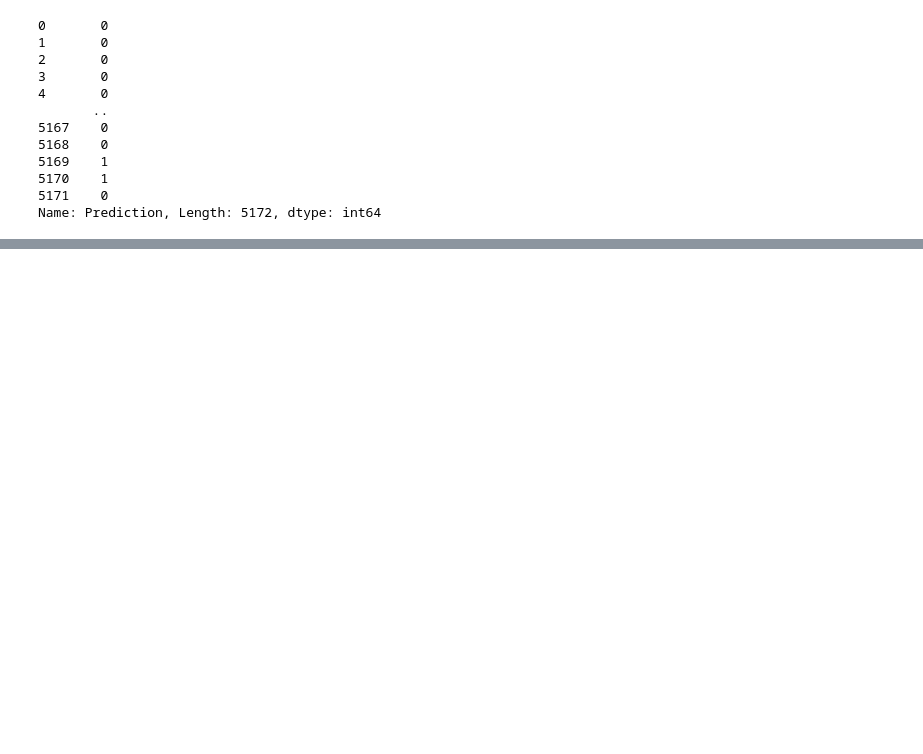
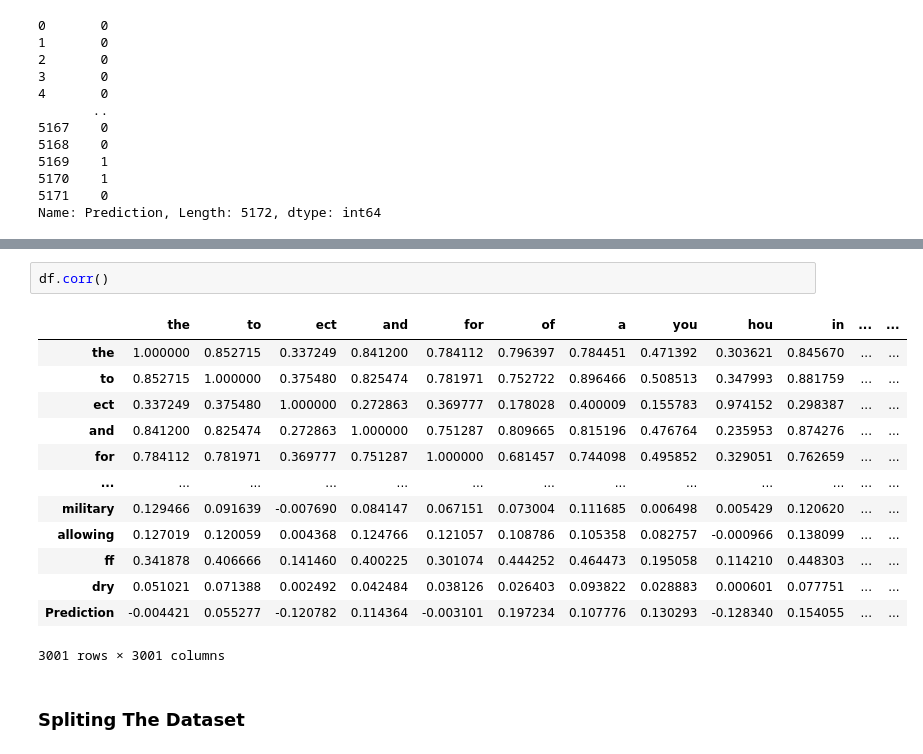
Before and after one commit to integral05/Hands_On_Machine_Learning_with_Scikit_Learn-_Keras-_and_Tensorflow, a Jupyter notebook: ML Practicals/Pract2/Program2.ipynb, the cells around one changed output, grey strips where cells are left out. Drawn from its saved outputs; the diff is of its cells as text; blank space fills up the shorter version.

```diff
--- a/ML Practicals/Pract2/Program2.ipynb
+++ b/ML Practicals/Pract2/Program2.ipynb
@@ -118,0 +149,18 @@ Name: Prediction, Length: 5172, dtype: int64
+# %%
+df.corr()
+# %% [output]
+|  | the | to | ect | and | for | of | a | you | hou | in | ... | ... |
+| the | 1.000000 | 0.852715 | 0.337249 | 0.841200 | 0.784112 | 0.796397 | 0.784451 | 0.471392 | 0.303621 | 0.845670 | ... | ... |
+| to | 0.852715 | 1.000000 | 0.375480 | 0.825474 | 0.781971 | 0.752722 | 0.896466 | 0.508513 | 0.347993 | 0.881759 | ... | ... |
+| ect | 0.337249 | 0.375480 | 1.000000 | 0.272863 | 0.369777 | 0.178028 | 0.400009 | 0.155783 | 0.974152 | 0.298387 | ... | ... |
+| and | 0.841200 | 0.825474 | 0.272863 | 1.000000 | 0.751287 | 0.809665 | 0.815196 | 0.476764 | 0.235953 | 0.874276 | ... | ... |
+| for | 0.784112 | 0.781971 | 0.369777 | 0.751287 | 1.000000 | 0.681457 | 0.744098 | 0.495852 | 0.329051 | 0.762659 | ... | ... |
+| ... | ... | ... | ... | ... | ... | ... | ... | ... | ... | ... | ... | ... |
+| military | 0.129466 | 0.091639 | -0.007690 | 0.084147 | 0.067151 | 0.073004 | 0.111685 | 0.006498 | 0.005429 | 0.120620 | ... | ... |
+| allowing | 0.127019 | 0.120059 | 0.004368 | 0.124766 | 0.121057 | 0.108786 | 0.105358 | 0.082757 | -0.000966 | 0.138099 | ... | ... |
+| ff | 0.341878 | 0.406666 | 0.141460 | 0.400225 | 0.301074 | 0.444252 | 0.464473 | 0.195058 | 0.114210 | 0.448303 | ... | ... |
+| dry | 0.051021 | 0.071388 | 0.002492 | 0.042484 | 0.038126 | 0.026403 | 0.093822 | 0.028883 | 0.000601 | 0.077751 | ... | ... |
+| Prediction | -0.004421 | 0.055277 | -0.120782 | 0.114364 | -0.003101 | 0.197234 | 0.107776 | 0.130293 | -0.128340 | 0.154055 | ... | ... |
+3001 rows × 3001 columns
+# %% [markdown]
+### Spliting The Dataset
```
Also changed, not shown: parts of 23 cells of this notebook, 4 other files.
